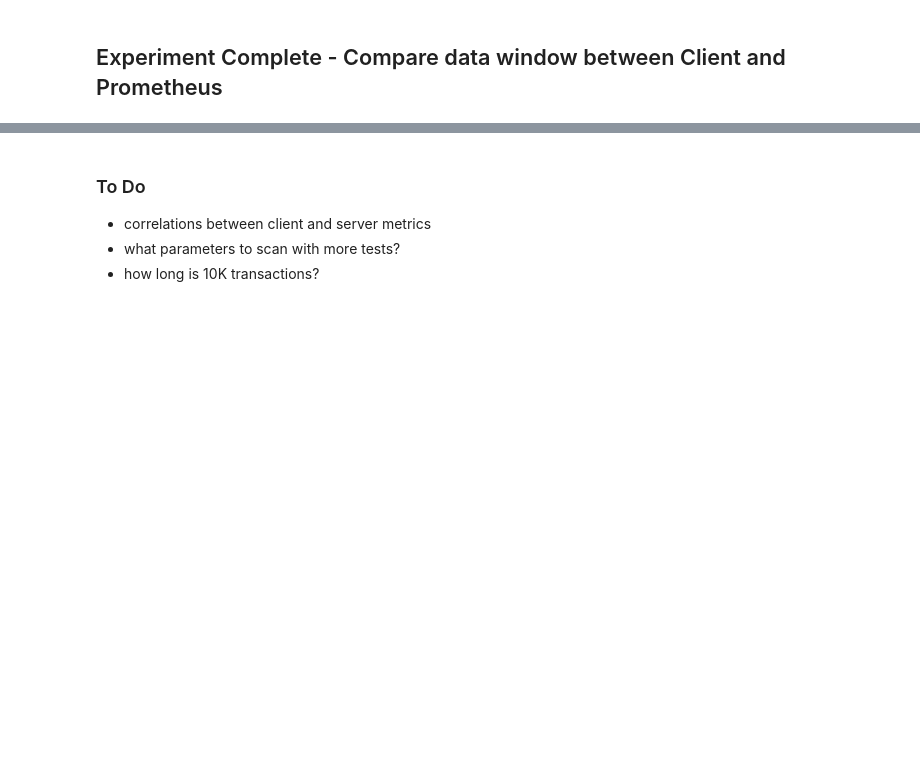
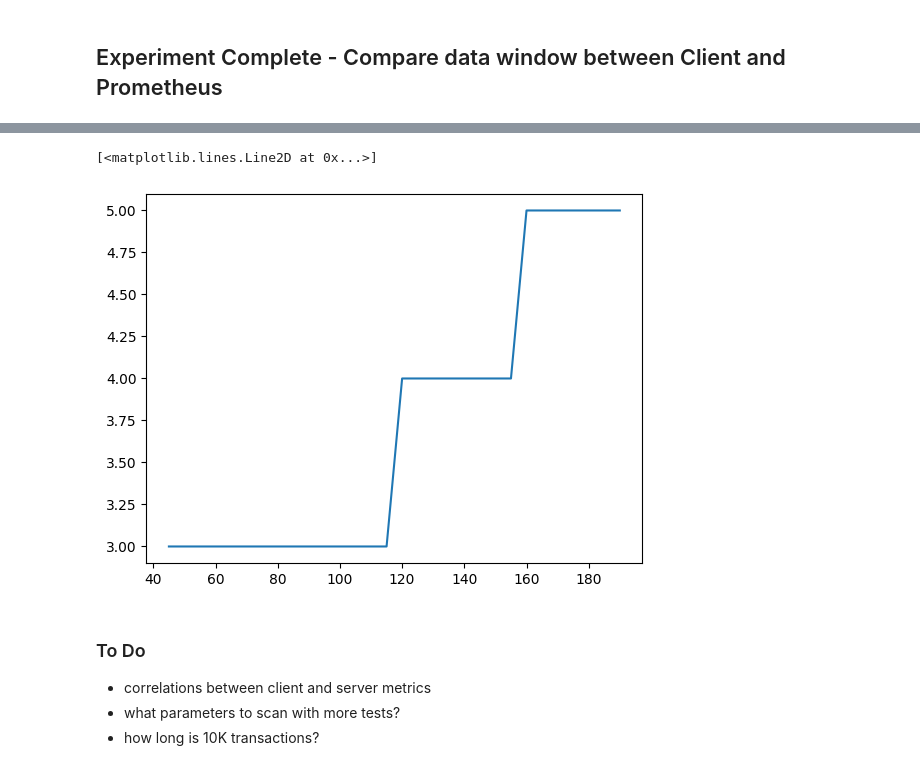
Before and after one commit to DrSkippy/Deploy-ML-Models, a Jupyter notebook: LoadFlaskDeploy/notebooks/EDA.ipynb, the cells around one changed output, grey strips where cells are left out. Saved outputs shown, nothing was run; the diff lists cells and outputs as text; code cells hidden in the pictures; blank space fills up the shorter version.

```diff
--- a/LoadFlaskDeploy/notebooks/EDA.ipynb
+++ b/LoadFlaskDeploy/notebooks/EDA.ipynb
@@ -130,5 +202,5 @@ df.boxplot("avg_client_latency_ms", by="log_memory")
 # %%
-df["log_cpu"] = df_train.cpu.apply(lambda x: int(np.log(x)))
+df["log_cpu"] = df.cpu.apply(lambda x: int(np.log(x)))
 df.boxplot("avg_client_latency_ms", by="log_cpu")
 # %% [output]
 <Axes: title={'center': 'avg_client_latency_ms'}, xlabel='log_cpu'>
@@ -136,7 +208,6 @@ df.boxplot("avg_client_latency_ms", by="log_cpu")
 # %%
 df_train = df[[ "memory", "cpu", "request_rate_per_min", "avg_client_latency_ms", "replicas"]].copy()
 df_train["avg_client_latency_ms"] = df_train["avg_client_latency_ms"].apply(lambda x: np.log(x))
-df_train = df_train.dropna()
 # %%
 scaler.fit(df_train)
 scaled = scaler.transform(df_train)
@@ -146,12 +216,12 @@ y = scaled[:,[0,1,3]]
 # %%
 model = Sequential()
 model.add(Dense(10, input_shape=(2,), activation='relu'))
-model.add(Dense(12, activation='relu'))
+model.add(Dense(9, activation='relu'))
 model.add(Dense(3, activation='relu'))
-# compile the keras model
+
 model.compile(loss='mean_squared_error', optimizer='adam', metrics=['accuracy'])
-# fit the keras model on the dataset
-model.fit(X, y, epochs=65, batch_size=10)
+model.fit(X, y, epochs=165, batch_size=10)
+
 # evaluate the keras model
 _, accuracy = model.evaluate(X, y)
 print('Accuracy: %.2f' % (accuracy*100))
@@ -200,10 +264,7 @@ def scan_for_replicas(model, scaler, req_rate, last_n, latency_target = 600, del
         res = n_max
     return res
 # %%
-data=[]
+req_rate_v_n_data=[]
 for rr in range(45, 195, 5):
-    data.append((rr, scan_for_replicas(model, scaler, rr, 4)))
-
-data = np.array(data)
-plt.plot(data.T[0], data.T[1])
+    req_rate_v_n_data.append((rr, scan_for_replicas(model, scaler, rr, 4)))
 # %% [output]
@@ -264,3 +326,9 @@ plt.plot(data.T[0], data.T[1])
+# %%
+req_rate_v_n_data = np.array(req_rate_v_n_data)
+plt.plot(req_rate_v_n_data.T[0], req_rate_v_n_data.T[1])
+# %% [output]
+[<matplotlib.lines.Line2D at 0x...>]
+[figure, added]
 # %% [markdown]
 ### To Do
 * correlations between client and server metrics
```
Also changed, not shown: parts of 28 cells of this notebook, 2 other files.
